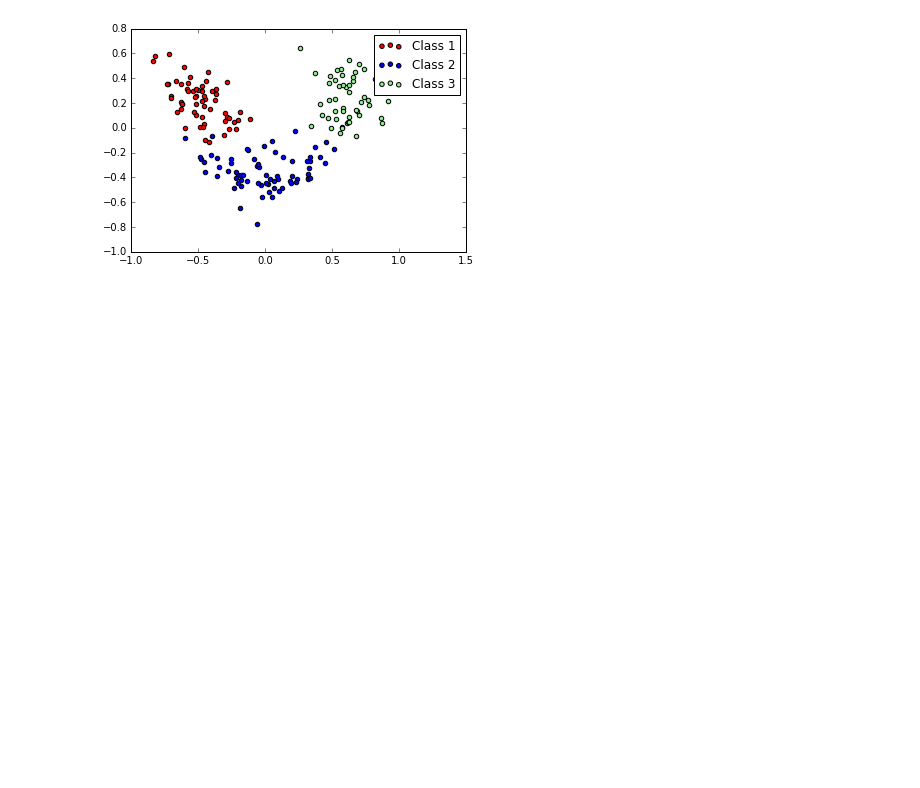
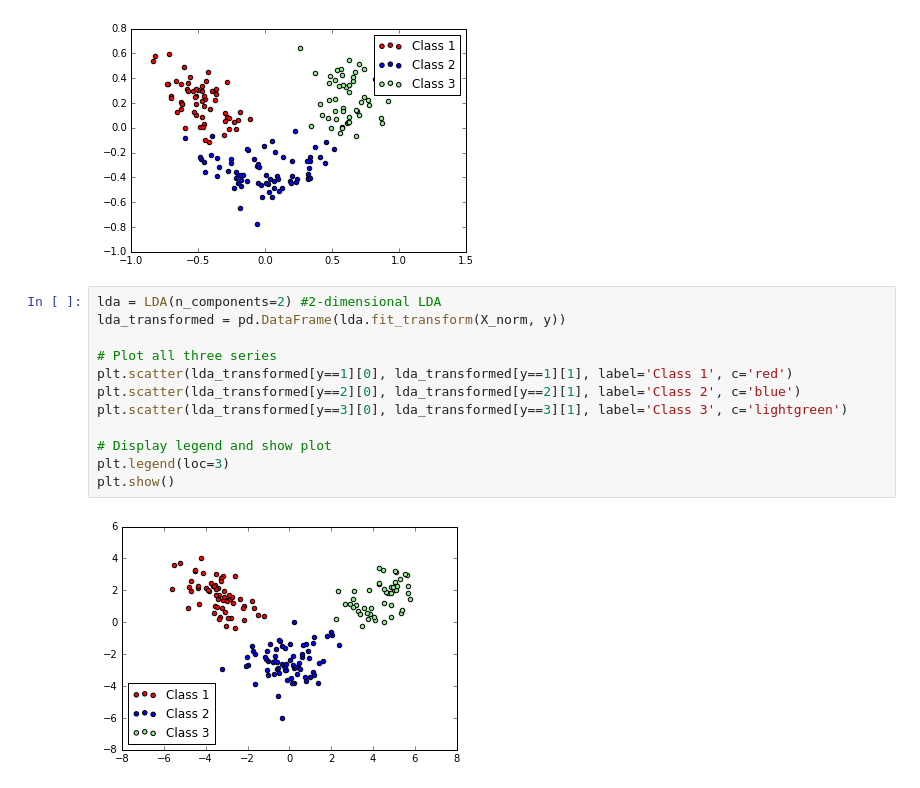
Before and after one commit to dalraf/jupyter, a Jupyter notebook: Exemplo de redução de dimensonalidade.ipynb, the cells around one changed output. Saved outputs shown, nothing was run; the diff lists cells and outputs as text; blank space fills up the shorter version.

```diff
--- a/Exemplo de redução de dimensonalidade.ipynb
+++ b/Exemplo de redução de dimensonalidade.ipynb
@@ -30,3 +30,17 @@ plt.legend()
 plt.show()
 # %% [output]
 [figure]
+# %%
+lda = LDA(n_components=2) #2-dimensional LDA
+lda_transformed = pd.DataFrame(lda.fit_transform(X_norm, y))
+
+# Plot all three series
+plt.scatter(lda_transformed[y==1][0], lda_transformed[y==1][1], label='Class 1', c='red')
+plt.scatter(lda_transformed[y==2][0], lda_transformed[y==2][1], label='Class 2', c='blue')
+plt.scatter(lda_transformed[y==3][0], lda_transformed[y==3][1], label='Class 3', c='lightgreen')
+
+# Display legend and show plot
+plt.legend(loc=3)
+plt.show()
+# %% [output]
+[figure, added]
```
